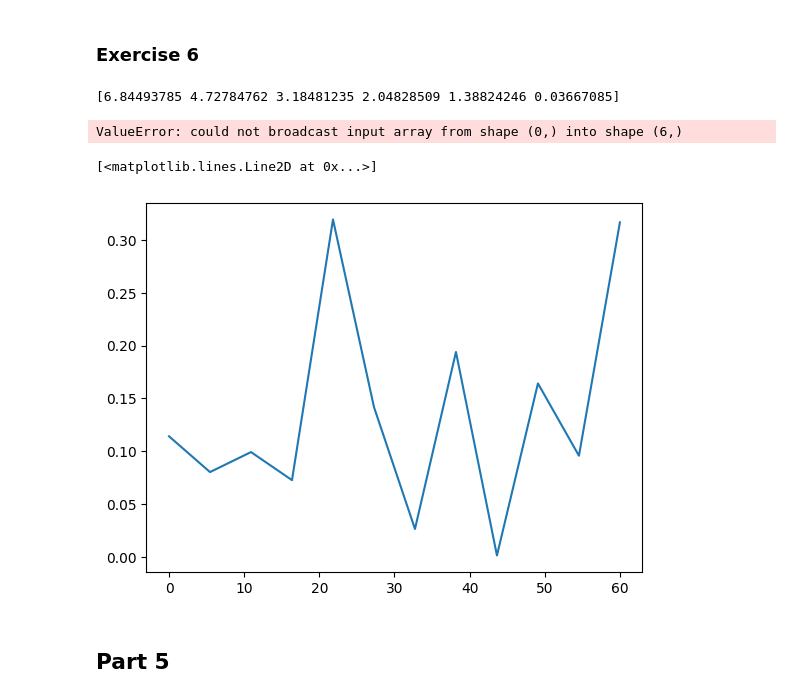
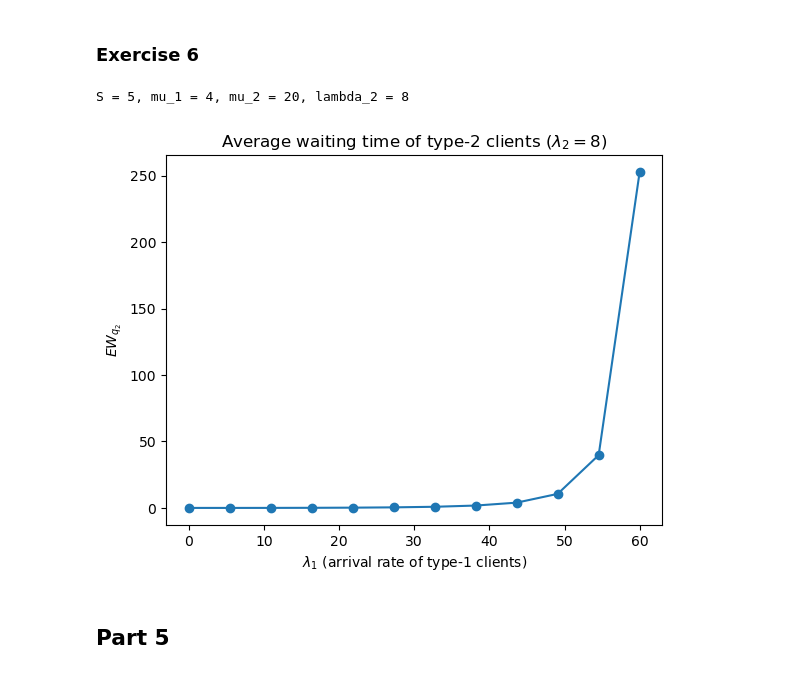
Before and after one commit to Vinschers/queueing-theory, a Jupyter notebook: Project2_DUTRA_VICENTIN.ipynb, the cells around one changed output. Cells and saved outputs as stored; diff of their text form; code cells hidden in the pictures.

```diff
--- a/Project2_DUTRA_VICENTIN.ipynb
+++ b/Project2_DUTRA_VICENTIN.ipynb
@@ -447,46 +462,27 @@ S = 5
 mu_1 = 4
 mu_2 = 20
 lambda_2 = 8
-t_max = 1_000
 
-lambda_1 = 1
+avg_times = []
+lambdas_1 = np.linspace(0, 60, 12)
 
-pi, R = get_pi(mu_1, lambda_1, mu_2, lambda_2, S)
-# pi_S = pi[:, -1]
-# print(f'{pi_S =}')
+for lambda_1 in lambdas_1:
+    pi, R = get_pi(mu_1, lambda_1, mu_2, lambda_2, S)
+    pi_S = pi[:, -1]
 
-# # compute EWq
-# I, J = np.indices((S+1, S+1))
-# mask = (J >= 1) & (J <= S-1) & (I >= S - J + 1)
-# I_R_inv = np.linalg.inv(np.eye(S+1) - R)
-
-# first = np.sum((I + J - S) * pi_S * mask)
-# second = pi_S @ I_R_inv @ I_R_inv @ R @ np.ones(S+1)
-# third = pi_S @ I_R_inv @ np.arange(S+1)
-
-# EW_q2 = (first + second + third) / lambda_2
-# EW_q2
+    EW_q2 = get_EWq2(lambda_2, pi_S, R, S)
+    avg_times.append(EW_q2)
-# %% [output]
-[6.84493785 4.72784762 3.18481235 2.04828509 1.38824246 0.03667085]
-ValueError: could not broadcast input array from shape (0,) into shape (6,)
-# %%
-S = 5
-mu_1 = 4
-mu_2 = 20
-lambda_2 = 8
-t_max = 1_000_000
-
-avg_times = []
-lambdas_1 = np.linspace(0, 60, 12)
-
-for lambda_1 in lambdas_1:
-    x, T = markov(S, mu_1, mu_2, lambda_1, lambda_2, t_max)
-    avg_times.append(mean_waiting_time(T, x[:, 1]))
 # %%
+print(f'{S = }, {mu_1 = }, {mu_2 = }, {lambda_2 = }')
 plt.plot(lambdas_1, avg_times)
+plt.scatter(lambdas_1, avg_times)
+plt.title("Average waiting time of type-2 clients ($\\lambda_2 = 8$)")
+plt.xlabel("$\\lambda_1$ (arrival rate of type-1 clients)")
+plt.ylabel("$EW_{q_2}$")
+plt.show()
 # %% [output]
-[<matplotlib.lines.Line2D at 0x...>]
+S = 5, mu_1 = 4, mu_2 = 20, lambda_2 = 8
-[figure, old version]
+[figure, new version]
 # %% [markdown]
 ## Part 5
 # %% [markdown]
```
Also changed, not shown: parts of 2 cells of this notebook.
